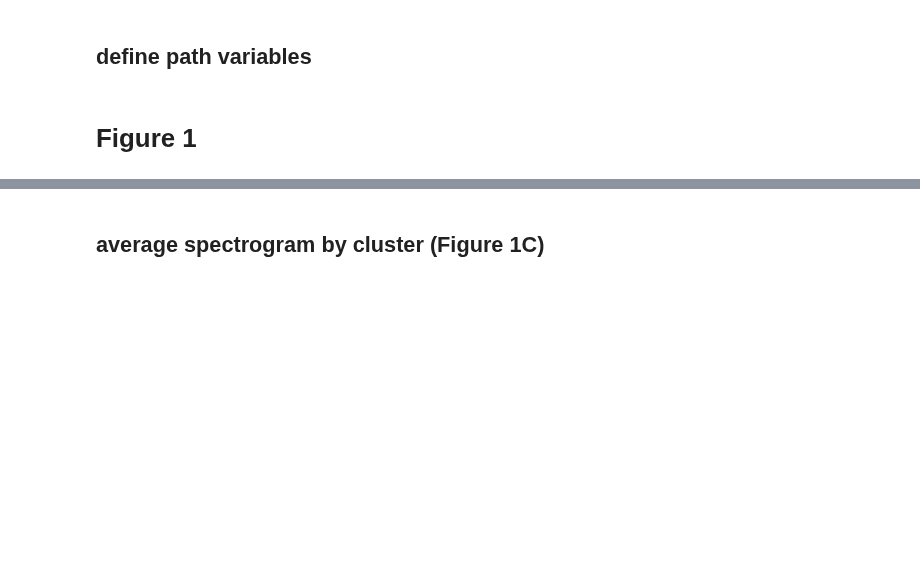
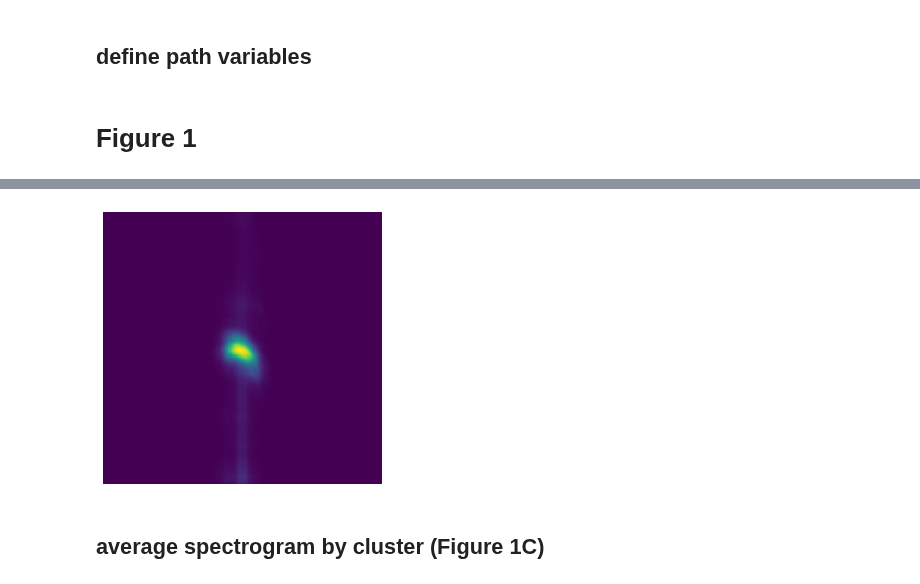
Before and after one commit to nickjourjine/peromyscus-pup-vocal-evolution, a Jupyter notebook: scripts/Analyze Vocalizations.ipynb, the cells around one changed output, grey strips where cells are left out. Saved outputs shown, nothing was run; the diff lists cells and outputs as text; code cells hidden in the pictures; blank space fills up the shorter version.

```diff
--- a/scripts/Analyze Vocalizations.ipynb
+++ b/scripts/Analyze Vocalizations.ipynb
@@ -50,0 +152,15 @@ test_set_path = '/n/hoekstra_lab_tier1/Users/njourjine/manuscript/audio/annotate
+# %%
+#set the spectrogram parameters
+spec_params = {
+    'min_freq': 5000, # minimum frequency
+    'max_freq': 125000, # maximum frequency
+    'nperseg': 512, # FFT
+    'noverlap': 512 // 4, # FFT
+    'spec_min_val': 0.5, # minimum log-spectrogram value - update from noise floors if noise_floors_path provided
+    'fs': 250000, # audio samplerate
+    'fill_value': 0.5,
+    'max_duration':0.5, #set the max duration of each spectrogram to 0.5 seconds for all vocs and species
+    'num_time_bins':256,
+    'num_freq_bins':256,
+    'spec_max_val':10
+}
@@ -51,3 +208,62 @@ test_set_path = '/n/hoekstra_lab_tier1/Users/njourjine/manuscript/audio/annotate
+# %%
+save = False
+
+############################################################################################################
+
+if species not in ['MU', 'MZ']:
+
+    #average the spectrograms you just generated
+    label0_spec_avg = spectrogramming.spec_avg_from_list(label_0_specs_list)
+    label1_spec_avg = spectrogramming.spec_avg_from_list(label_1_specs_list)
+
+    #set up the figure
+    fig, axes = plt.subplots(nrows=2,
+                             ncols=1,
+                             figsize=(5,10))
+
+
+    #plot label 0 average
+    axes[0].set_axis_off()
+    axes[0].get_xaxis().set_visible(False)
+    axes[0].get_yaxis().set_visible(False)
+    axes[0].matshow(label0_spec_avg, interpolation="none", aspect="auto", cmap='viridis', origin="lower")
+
+    #plot label 1 average
+    axes[1].set_axis_off()
+    axes[1].get_xaxis().set_visible(False)
+    axes[1].get_yaxis().set_visible(False)
+    axes[1].matshow(label1_spec_avg, interpolation="none", aspect="auto", cmap='viridis', origin="lower")
+
+    #save
+    if save:
+        save_dir = '/n/hoekstra_lab_tier1/Users/njourjine/manuscript/features/spectrograms/amplitude_segmentation/final/umap_plots/'
+        save_name = ('_').join([species,'_HDBSCAN_all_vocs_common_duration.jpeg'])
+        plt.savefig(fname=save_dir+save_name, dpi=600)
+
+else:
+
+    #average the spectrograms you just generated
+    all_spec_avg = spectrogramming.spec_avg_from_list(all_specs_list)
+
+    #set up the figure
+    fig, axes = plt.subplots(nrows=1,
+                             ncols=1,
+                             figsize=(5,5))
+
+
+    #plot label 0 average
+    axes.set_axis_off()
+    axes.get_xaxis().set_visible(False)
+    axes.get_yaxis().set_visible(False)
+    axes.matshow(all_spec_avg, interpolation="none", aspect="auto", cmap='viridis', origin="lower")
+
+    #save
+    if save:
+        save_dir = '/n/hoekstra_lab_tier1/Users/njourjine/manuscript/features/spectrograms/amplitude_segmentation/final/umap_plots/'
+        save_name = ('_').join([species,'_HDBSCAN_all_vocs_common_duration.jpeg'])
+        plt.savefig(fname=save_dir+save_name, dpi=600)
+# %% [output]
+[figure, added]
 # %% [markdown]
 ## average spectrogram by cluster (Figure 1C)
 # %% [markdown]
```
Also changed, not shown: parts of 25 cells of this notebook.
